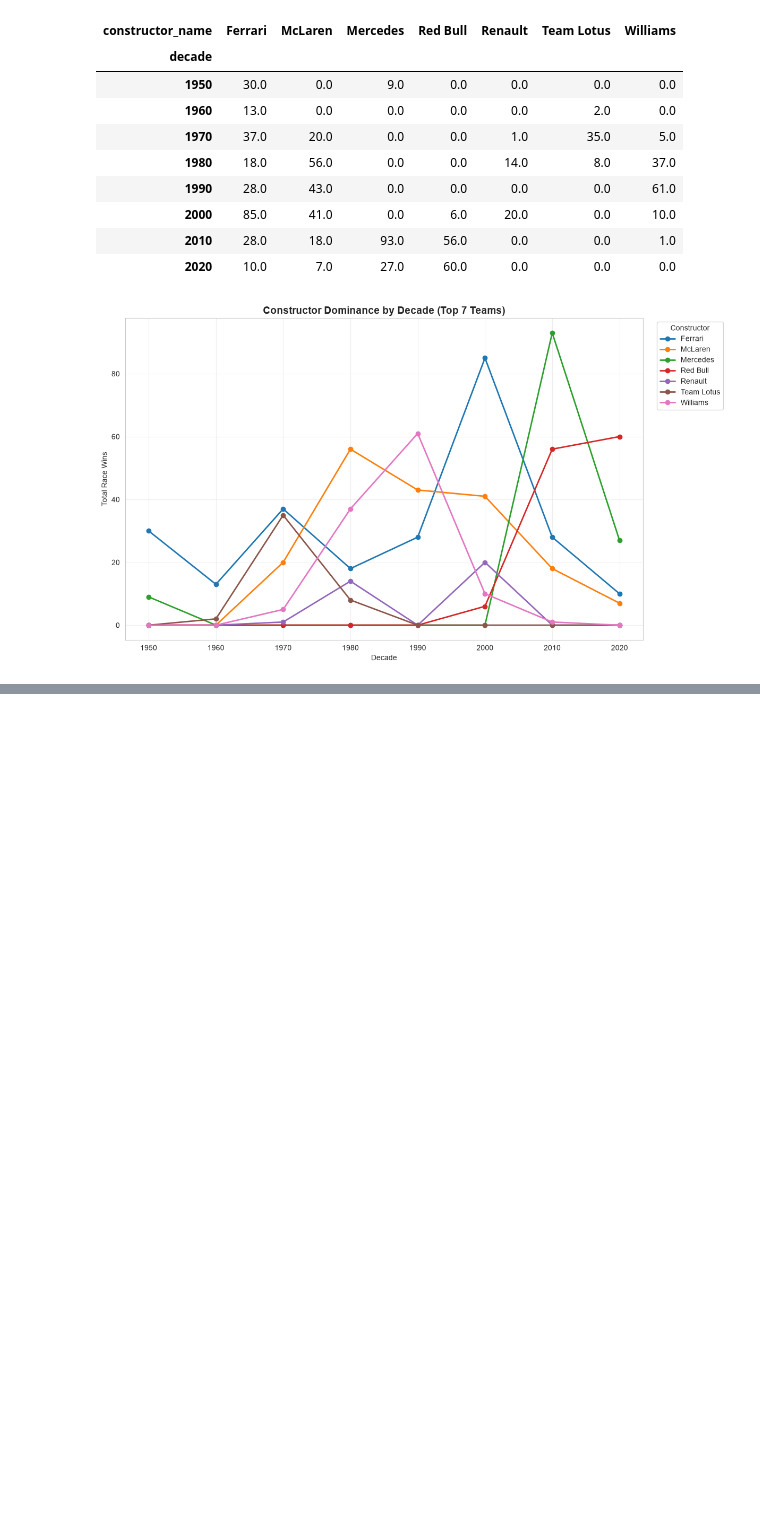
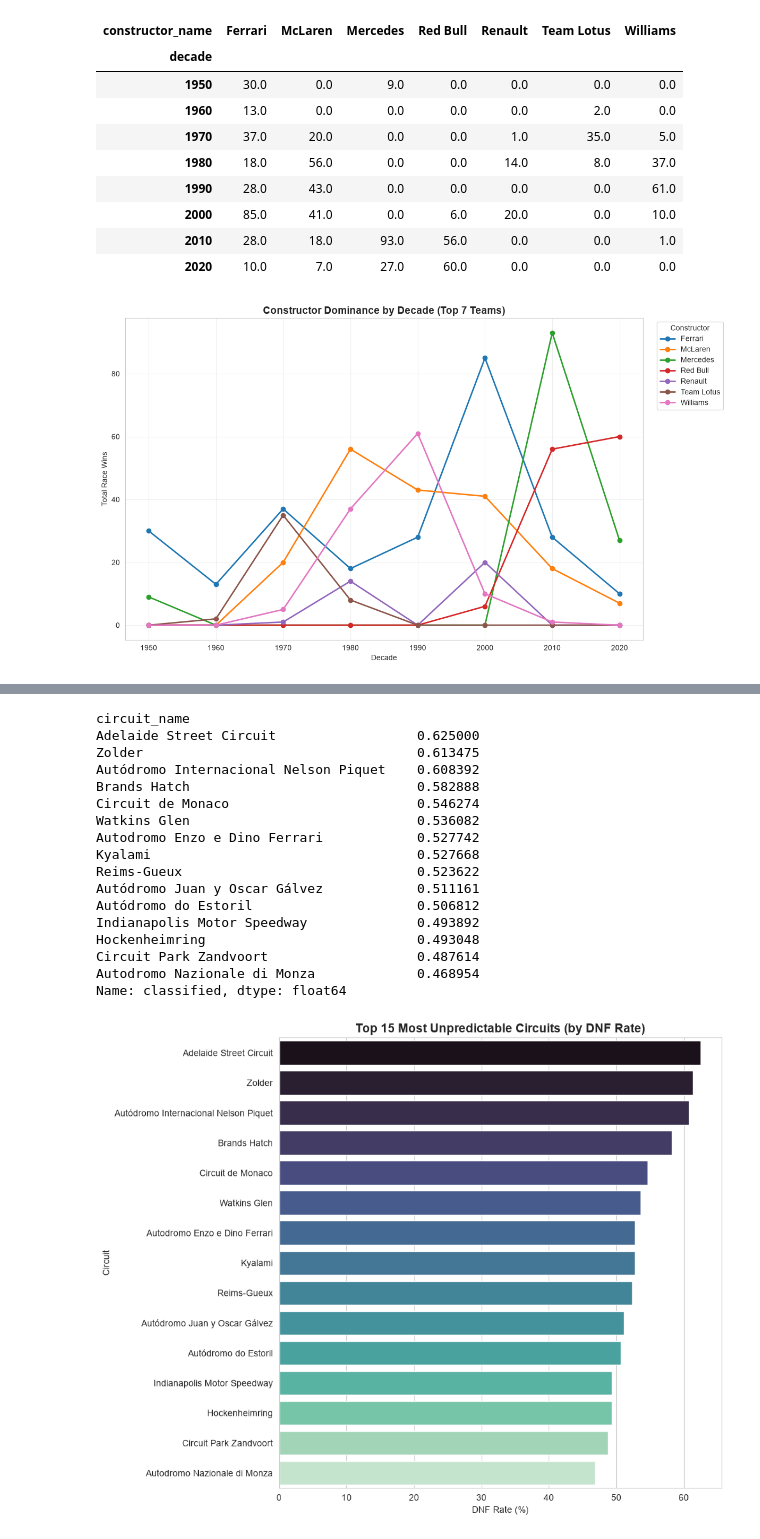
Before and after one commit to Mohitbadetiya/f1-analytics-dashboard, a Jupyter notebook: notebooks/01_data_exploration.ipynb, the cells around one changed output, grey strips where cells are left out. Saved outputs shown, nothing was run; the diff lists cells and outputs as text; code cells hidden in the pictures; blank space fills up the shorter version.

Commit message:
Day 4: circuit reliability analysis, grid-position correlation heatmap

```diff
--- a/notebooks/01_data_exploration.ipynb
+++ b/notebooks/01_data_exploration.ipynb
@@ -171,3 +171,11 @@ plt.tight_layout()
 plt.show()
 # %% [output]
 [figure]
+# %%
+circuits = pd.read_csv('../data/raw/circuits.csv', na_values=['\\N'])
+
+circuits_subset = circuits[['circuitId', 'name', 'location', 'country']].rename(columns={'name': 'circuit_name'})
+
+master = master.merge(circuits_subset, on='circuitId', how='left')
+
+print(master.shape)
@@ -173,0 +184,2 @@ plt.show()
+# %%
+master['classified'] = master['status'].str.contains('Finished|Lap', case=False, na=False)
@@ -173,0 +208,36 @@ plt.show()
+# %%
+races_per_circuit = master.groupby('circuit_name')['raceId'].nunique()
+valid_circuits = races_per_circuit[races_per_circuit >= 10].index
+
+circuit_dnf = master.groupby('circuit_name')['classified'].mean()
+circuit_dnf = 1 - circuit_dnf
+circuit_dnf = circuit_dnf[circuit_dnf.index.isin(valid_circuits)]
+top_chaotic = circuit_dnf.sort_values(ascending=False).head(15)
+print(top_chaotic)
+
+plt.figure(figsize=(10, 8))
+sns.barplot(x=top_chaotic.values * 100, y=top_chaotic.index, palette='mako', hue=top_chaotic.index, legend=False)
+plt.title('Top 15 Most Unpredictable Circuits (by DNF Rate)', fontsize=14, fontweight='bold')
+plt.xlabel('DNF Rate (%)')
+plt.ylabel('Circuit')
+plt.tight_layout()
+plt.show()
+# %% [output]
+circuit_name
+Adelaide Street Circuit                  0.625000
+Zolder                                   0.613475
+Autódromo Internacional Nelson Piquet    0.608392
+Brands Hatch                             0.582888
+Circuit de Monaco                        0.546274
+Watkins Glen                             0.536082
+Autodromo Enzo e Dino Ferrari            0.527742
+Kyalami                                  0.527668
+Reims-Gueux                              0.523622
+Autódromo Juan y Oscar Gálvez            0.511161
+Autódromo do Estoril                     0.506812
+Indianapolis Motor Speedway              0.493892
+Hockenheimring                           0.493048
+Circuit Park Zandvoort                   0.487614
+Autodromo Nazionale di Monza             0.468954
+Name: classified, dtype: float64
+[figure, added]
```
Also changed, not shown: parts of 4 cells of this notebook, 1 other file.
